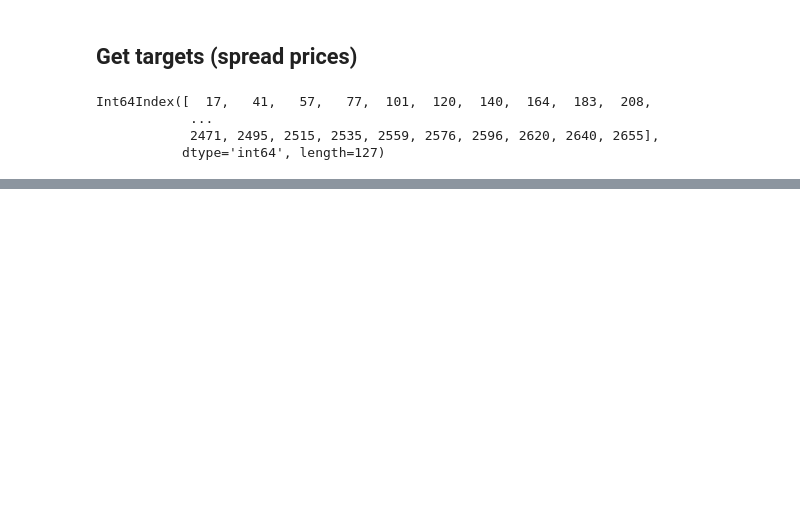
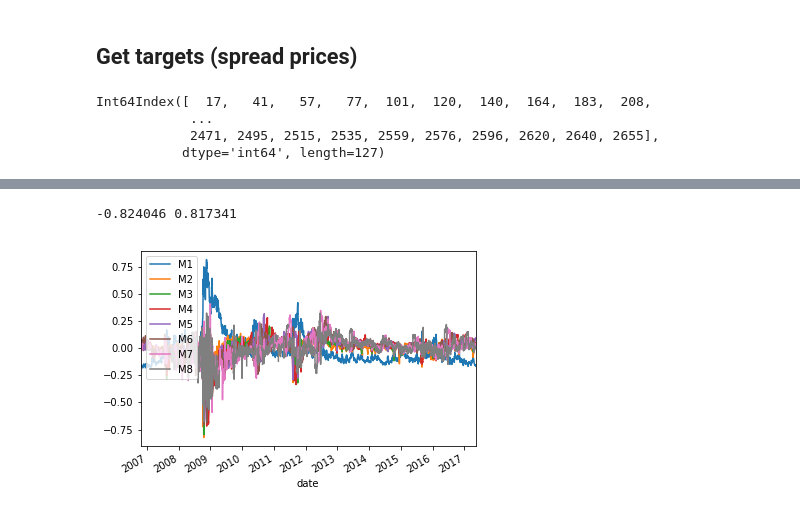
Before and after one commit to leyhline/vix-term-structure, a Jupyter notebook: overview.ipynb, the cells around one changed output, grey strips where cells are left out. Saved outputs shown, nothing was run; the diff lists cells and outputs as text; code cells hidden in the pictures; blank space fills up the shorter version.

```diff
--- a/overview.ipynb
+++ b/overview.ipynb
@@ -322,0 +337,8 @@ assert spreads.index.identical(settle_diff.index)
+# %%
+settle_norm = (settle_diff - settle_diff.mean()) / (settle_diff.max() - settle_diff.min())
+print(settle_norm.min().min(), settle_norm.max().max())
+settle_norm.plot()
+plt.show()
+# %% [output]
+-0.824046 0.817341
+[figure, added]
```
Also changed, not shown: parts of 6 cells of this notebook.
